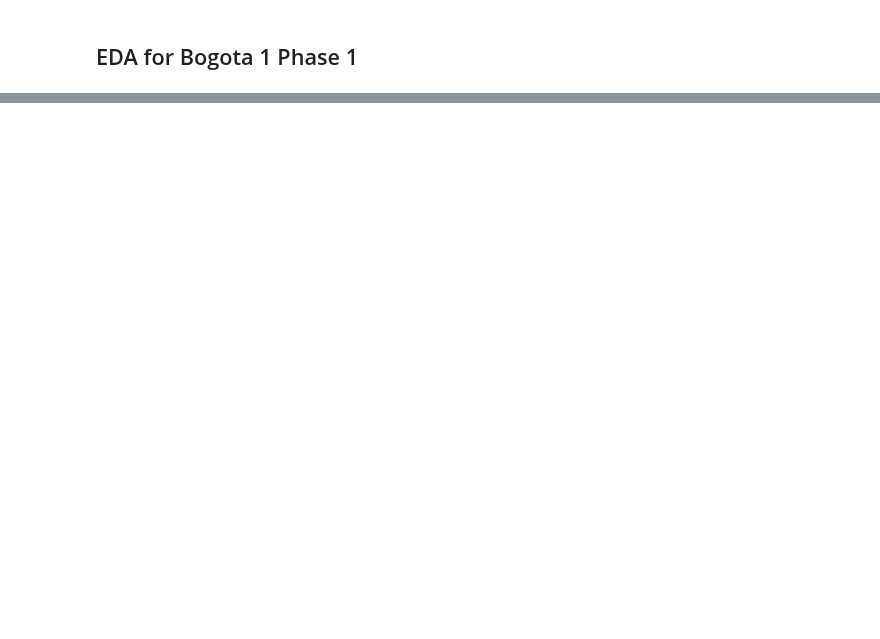
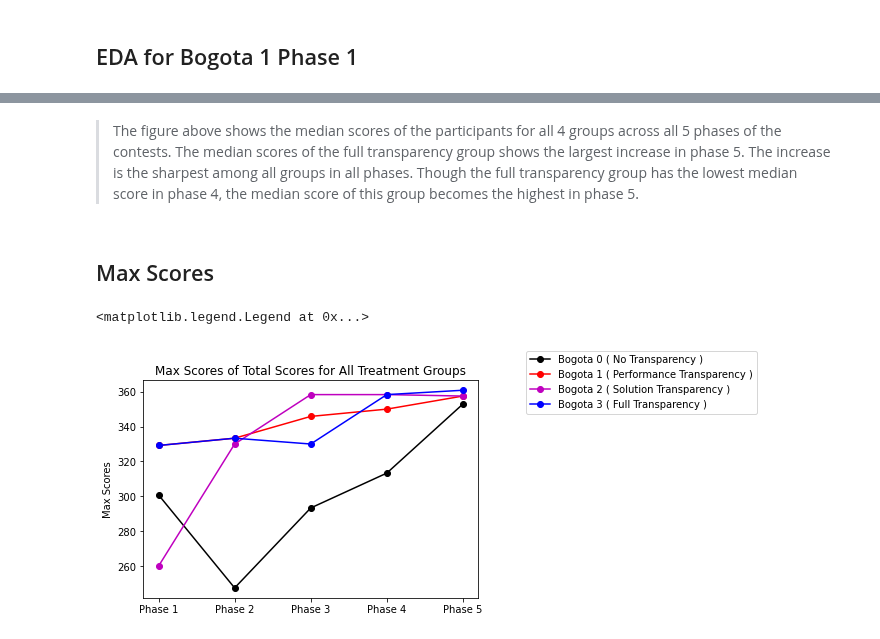
Before and after one commit to ironhacks/spring-2017-analysis, a Jupyter notebook: analysis/Spring-2017-Final.ipynb, the cells around one changed output, grey strips where cells are left out. Saved outputs shown, nothing was run; the diff lists cells and outputs as text; code cells hidden in the pictures; blank space fills up the shorter version.

```diff
--- a/analysis/Spring-2017-Final.ipynb
+++ b/analysis/Spring-2017-Final.ipynb
@@ -168,0 +386,29 @@ print(mean, median, std, maxi, mini)
+# %% [markdown]
+> The figure above shows the median scores of the participants for all 4 groups across all 5 phases of the contests. The median scores of the full transparency group shows the largest increase in phase 5. The increase is the sharpest among all groups in all phases. Though the full transparency group has the lowest median score in phase 4, the median score of this group becomes the highest in phase 5.
+# %% [markdown]
+## Max Scores
+# %%
+import matplotlib.pyplot as plt
+
+# Max Scores of All Groups
+
+y1 = [300.83, 247.5, 293.33, 313.33, 352.92]
+y2 = [329.17, 333.33, 345.83, 350.0, 357.5]
+y3 = [260, 330, 358.33, 358.33, 357.5]
+y4 = [329.17, 333.33, 330, 358.33, 360.83]
+
+x_axis=['Phase 1', 'Phase 2', 'Phase 3', 'Phase 4', 'Phase 5']
+
+line1 = plt.plot(x_axis, y1,'ko-',label='Bogota 0 ( No Transparency )')
+line2 = plt.plot(x_axis, y2,'ro-',label='Bogota 1 ( Performance Transparency )')
+line3 = plt.plot(x_axis, y3,'mo-',label='Bogota 2 ( Solution Transparency )')
+line3 = plt.plot(x_axis, y4,'bo-',label='Bogota 3 ( Full Transparency )')
+
+plt.title("Max Scores of Total Scores for All Treatment Groups")
+plt.ylabel("Max Scores")
+
+plt.legend(bbox_to_anchor=(1, 1),
+           bbox_transform=plt.gcf().transFigure)
+# %% [output]
+<matplotlib.legend.Legend at 0x...>
+[figure, added]
```
Also changed, not shown: parts of 30 cells of this notebook.
